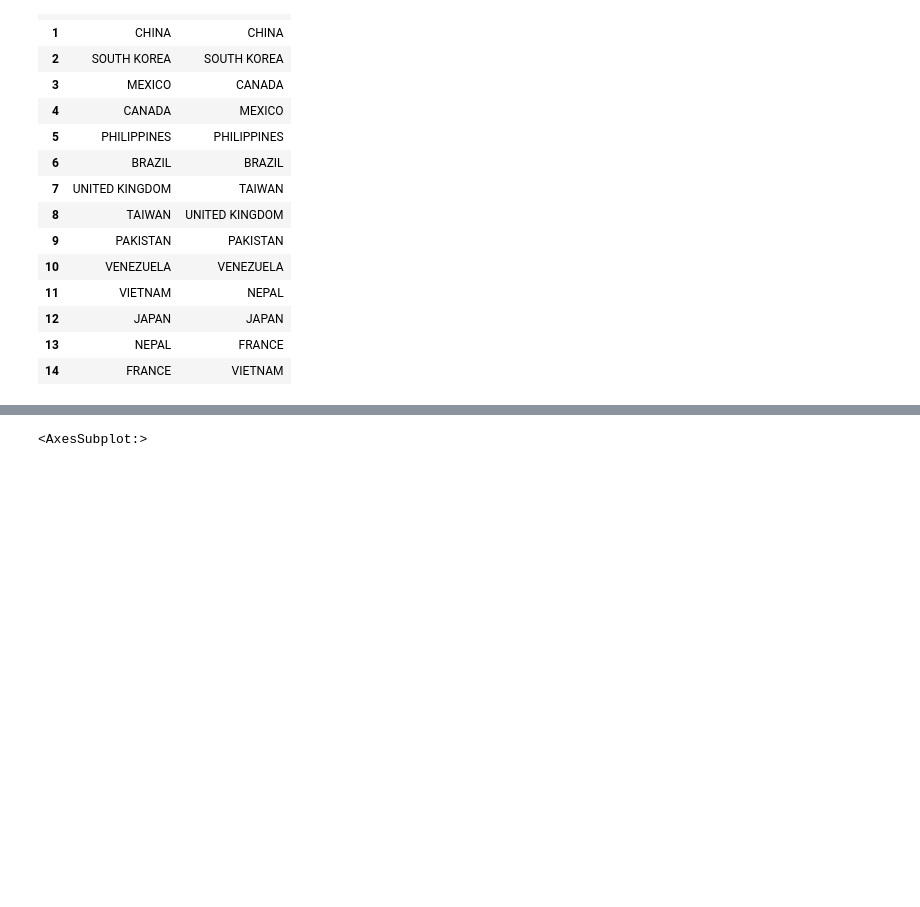
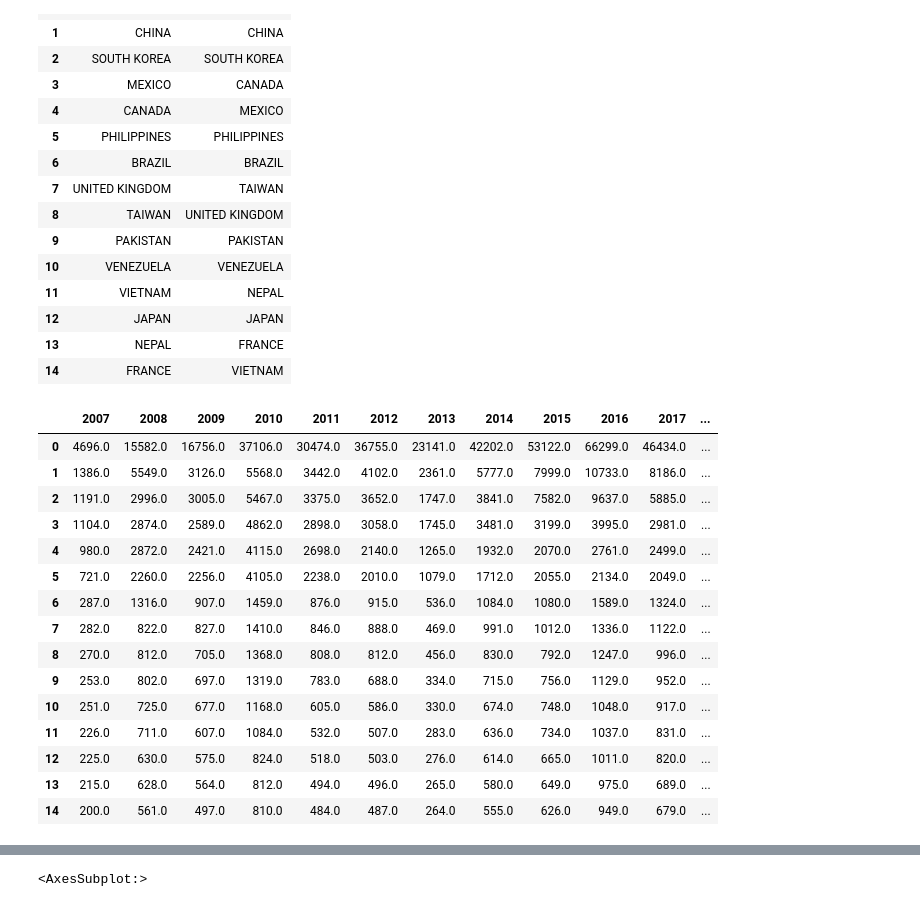
Before and after one commit to tdyk9098/Immigration-Employment-Project, a Jupyter notebook: GC Long Term.ipynb, the cells around one changed output, grey strips where cells are left out. Drawn from its saved outputs; the diff is of its cells as text; code cells hidden in the pictures; blank space fills up the shorter version.

```diff
--- a/GC Long Term.ipynb
+++ b/GC Long Term.ipynb
@@ -2235,3 +2683,29 @@ apacc
 | 12 | JAPAN | JAPAN |
 | 13 | NEPAL | FRANCE |
 | 14 | FRANCE | VIETNAM |
+# %%
+# Clean Up the top 15 country table for Applications: Only Numbers
+def clen (year):
+    return pd.DataFrame(top15c[year].sort_values(ascending = False).dropna()).reset_index().drop("index",axis = 1)
+top15acountry = pd.concat([clen(2007),clen(2008),clen(2009),clen(2010),
+             clen(2011),clen(2012),clen(2013),clen(2014),clen(2015),
+             clen(2016),clen(2017),clen(2018),clen(2019),clen(2020),
+             clen(2021)],axis = 1)
+top15acountry
+# %% [output]
+|  | 2007 | 2008 | 2009 | 2010 | 2011 | 2012 | 2013 | 2014 | 2015 | 2016 | 2017 | ... |
+| 0 | 4696.0 | 15582.0 | 16756.0 | 37106.0 | 30474.0 | 36755.0 | 23141.0 | 42202.0 | 53122.0 | 66299.0 | 46434.0 | ... |
+| 1 | 1386.0 | 5549.0 | 3126.0 | 5568.0 | 3442.0 | 4102.0 | 2361.0 | 5777.0 | 7999.0 | 10733.0 | 8186.0 | ... |
+| 2 | 1191.0 | 2996.0 | 3005.0 | 5467.0 | 3375.0 | 3652.0 | 1747.0 | 3841.0 | 7582.0 | 9637.0 | 5885.0 | ... |
+| 3 | 1104.0 | 2874.0 | 2589.0 | 4862.0 | 2898.0 | 3058.0 | 1745.0 | 3481.0 | 3199.0 | 3995.0 | 2981.0 | ... |
+| 4 | 980.0 | 2872.0 | 2421.0 | 4115.0 | 2698.0 | 2140.0 | 1265.0 | 1932.0 | 2070.0 | 2761.0 | 2499.0 | ... |
+| 5 | 721.0 | 2260.0 | 2256.0 | 4105.0 | 2238.0 | 2010.0 | 1079.0 | 1712.0 | 2055.0 | 2134.0 | 2049.0 | ... |
+| 6 | 287.0 | 1316.0 | 907.0 | 1459.0 | 876.0 | 915.0 | 536.0 | 1084.0 | 1080.0 | 1589.0 | 1324.0 | ... |
+| 7 | 282.0 | 822.0 | 827.0 | 1410.0 | 846.0 | 888.0 | 469.0 | 991.0 | 1012.0 | 1336.0 | 1122.0 | ... |
+| 8 | 270.0 | 812.0 | 705.0 | 1368.0 | 808.0 | 812.0 | 456.0 | 830.0 | 792.0 | 1247.0 | 996.0 | ... |
+| 9 | 253.0 | 802.0 | 697.0 | 1319.0 | 783.0 | 688.0 | 334.0 | 715.0 | 756.0 | 1129.0 | 952.0 | ... |
+| 10 | 251.0 | 725.0 | 677.0 | 1168.0 | 605.0 | 586.0 | 330.0 | 674.0 | 748.0 | 1048.0 | 917.0 | ... |
+| 11 | 226.0 | 711.0 | 607.0 | 1084.0 | 532.0 | 507.0 | 283.0 | 636.0 | 734.0 | 1037.0 | 831.0 | ... |
+| 12 | 225.0 | 630.0 | 575.0 | 824.0 | 518.0 | 503.0 | 276.0 | 614.0 | 665.0 | 1011.0 | 820.0 | ... |
+| 13 | 215.0 | 628.0 | 564.0 | 812.0 | 494.0 | 496.0 | 265.0 | 580.0 | 649.0 | 975.0 | 689.0 | ... |
+| 14 | 200.0 | 561.0 | 497.0 | 810.0 | 484.0 | 487.0 | 264.0 | 555.0 | 626.0 | 949.0 | 679.0 | ... |
```
Also changed, not shown: parts of 71 cells of this notebook.
